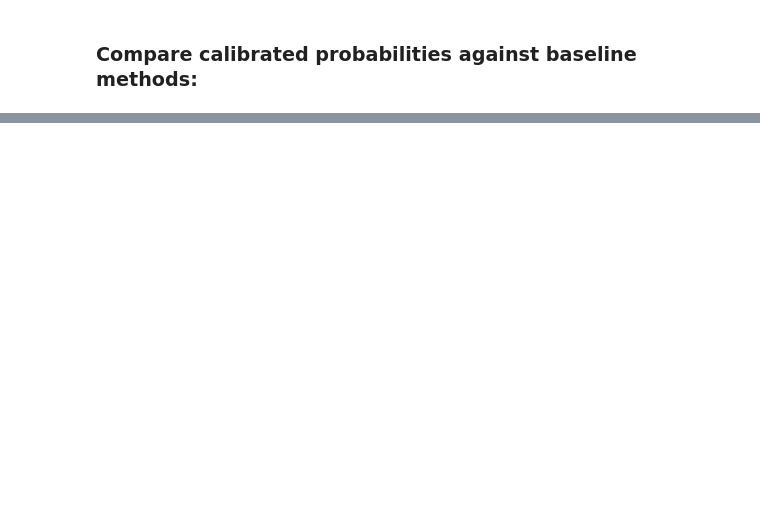
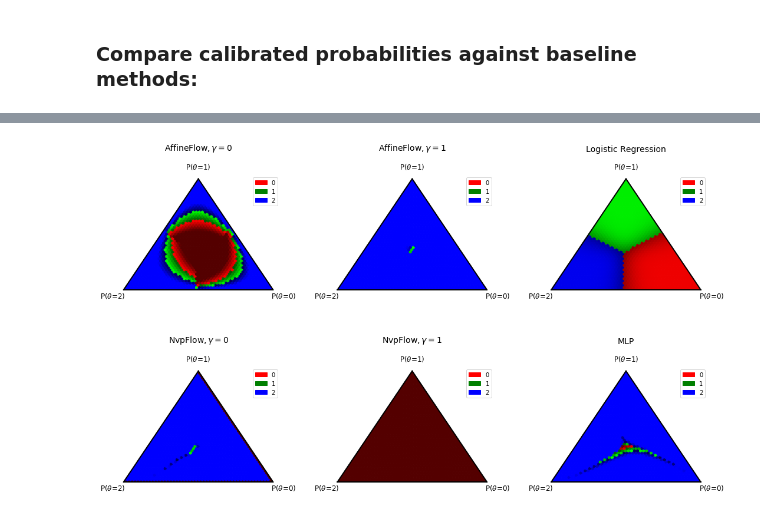
Before and after one commit to SergioAlvarezB/calibration-normalizing-flows, a Jupyter notebook: notebooks/train-flows-det.ipynb, the cells around one changed output, grey strips where cells are left out. Cells and saved outputs as stored; diff of their text form; code cells hidden in the pictures; blank space fills up the shorter version.

```diff
--- a/notebooks/train-flows-det.ipynb
+++ b/notebooks/train-flows-det.ipynb
@@ -339,0 +380,23 @@ plt.show()
+# %%
+def torch_wrapper(model):
+    def predict(x):
+        x = torch.as_tensor(x, dtype=torch.float)
+        y = model(x)
+        if isinstance(y, tuple):
+            y = y[0]
+        return y.detach().numpy()
+    return predict
+# %%
+fig, ax_arr = plt.subplots(2, 3, figsize=(18, 10), gridspec_kw={'hspace': 0.5, 'wspace': 0.3})
+
+for i, model in enumerate(models):
+
+    label = labels[i]
+    ax_arr[i//2, i%2] = plot_cal_regions_ternary(torch_wrapper(model['model']), ax=ax_arr[i//2, i%2], title=label)
+
+ax_arr[0, 2] = plot_cal_regions_ternary(mlr_cal, ax=ax_arr[0, 2], title='Logistic Regression')
+ax_arr[1, 2] = plot_cal_regions_ternary(torch_wrapper(vanillaMLP), ax=ax_arr[1, 2], title='MLP')
+
+plt.show()
+# %% [output]
+[figure, added]
```
Also changed, not shown: parts of 8 cells of this notebook.
